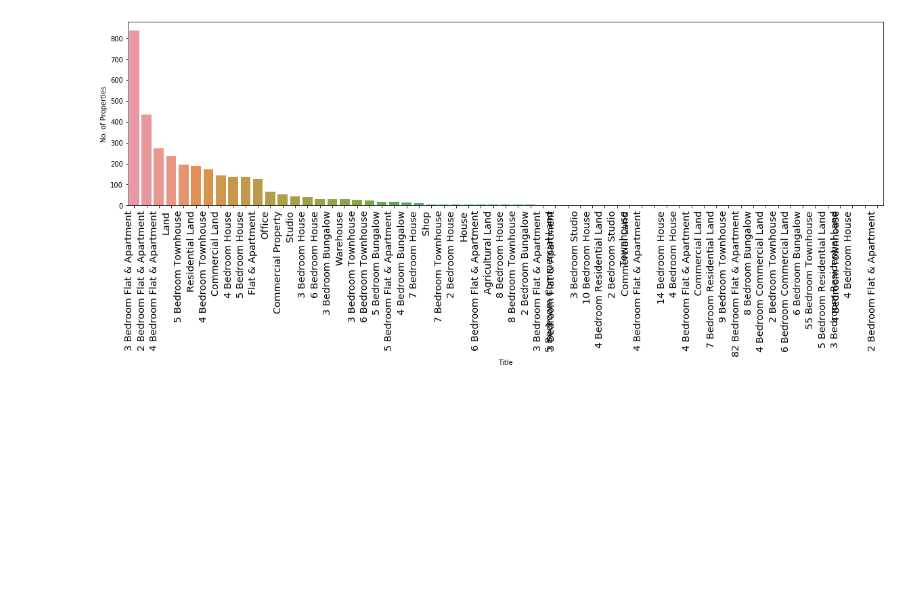
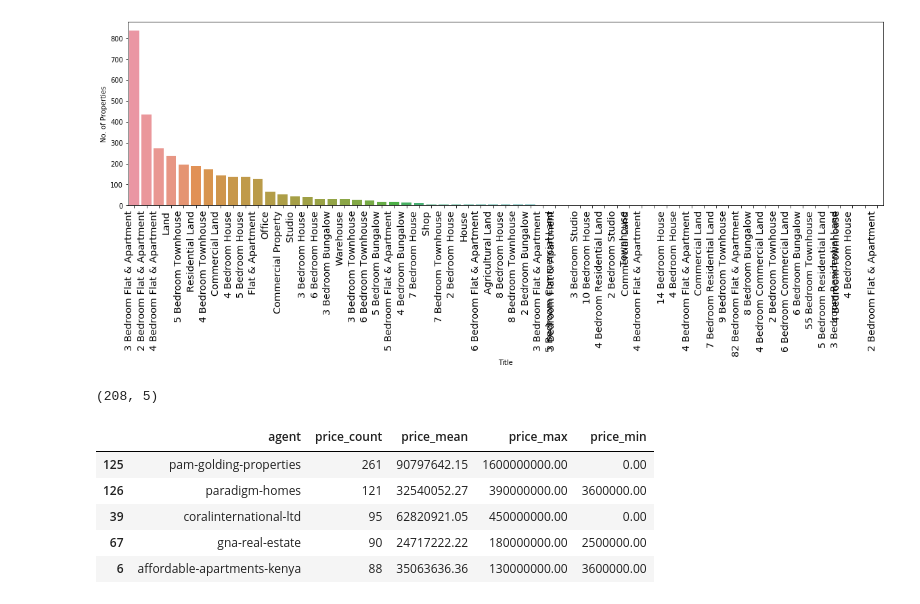
Before and after one commit to LangatGilbert/100daysofcode, a Jupyter notebook: webscraping/NBO_property_market_analysis.ipynb, the cells around one changed output. Saved outputs shown, nothing was run; the diff lists cells and outputs as text; code cells hidden in the pictures; blank space fills up the shorter version.

```diff
--- a/webscraping/NBO_property_market_analysis.ipynb
+++ b/webscraping/NBO_property_market_analysis.ipynb
@@ -90,0 +106,11 @@ plt.xticks(
+# %%
+print(agg_agent_df_sorted.shape)
+agg_agent_df_sorted.head()
+# %% [output]
+(208, 5)
+|  | agent | price_count | price_mean | price_max | price_min |
+| 125 | pam-golding-properties | 261 | 90797642.15 | 1600000000.00 | 0.00 |
+| 126 | paradigm-homes | 121 | 32540052.27 | 390000000.00 | 3600000.00 |
+| 39 | coralinternational-ltd | 95 | 62820921.05 | 450000000.00 | 0.00 |
+| 67 | gna-real-estate | 90 | 24717222.22 | 180000000.00 | 2500000.00 |
+| 6 | affordable-apartments-kenya | 88 | 35063636.36 | 130000000.00 | 3600000.00 |
```
Also changed, not shown: parts of 5 cells of this notebook, 1 other file.
